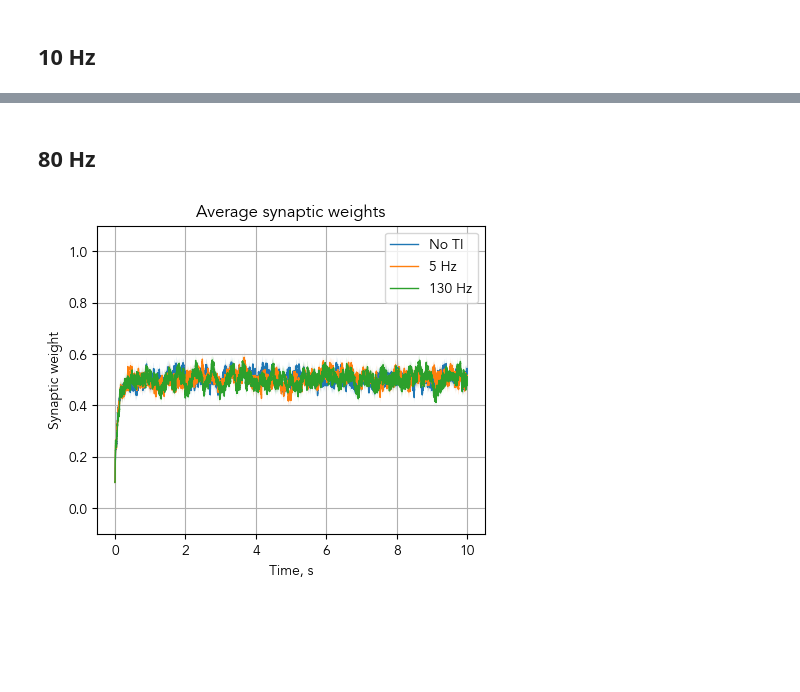
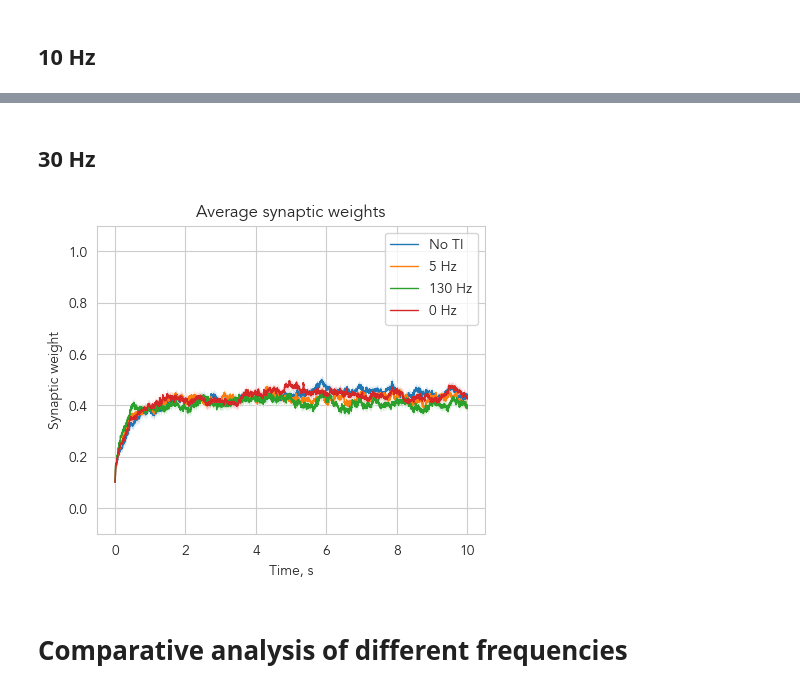
Before and after one commit to kerseviciute/temporal-interference, a Jupyter notebook: final-notebooks/random-poisson.ipynb, the cells around one changed output, grey strips where cells are left out. Saved outputs shown, nothing was run; the diff lists cells and outputs as text; code cells hidden in the pictures; blank space fills up the shorter version.

```diff
--- a/final-notebooks/random-poisson.ipynb
+++ b/final-notebooks/random-poisson.ipynb
@@ -209,18 +211,20 @@ plt.show()
 # %% [markdown]
 ## 10 Hz
 # %%
-idxs = np.arange(10, 20)
+idxs = np.arange(0, 20)
 
 conditions = {
     "No TI": "subthreshold_conductance/random_poisson/10/noTI_0.1",
     "5 Hz": "subthreshold_conductance/random_poisson/10/1000_5_0.9_0.1",
-    "130 Hz": "subthreshold_conductance/random_poisson/10/1000_130_0.9_0.1"
+    "130 Hz": "subthreshold_conductance/random_poisson/10/1000_130_0.9_0.1",
+    "0 Hz": "subthreshold_conductance/random_poisson/10/1000_0_0.32_0.1",
 }
 
 colors = {
     "No TI": "tab:blue",
     "5 Hz": "tab:orange",
-    "130 Hz": "tab:green"
+    "130 Hz": "tab:green",
+    "0 Hz": "tab:red"
 }
 # %%
 plt.figure(figsize = (5, 4))
@@ -233,7 +237,7 @@ for condition in conditions.keys():
     time = []
 
     for idx in idxs:
-        synapse_weights = pd.read_csv(f"output/temporal-interference/{idx}/{filename}/synapse_weights.csv")
+        synapse_weights = pd.read_csv(f"output/{project}/{idx}/{filename}/synapse_weights.csv")
         synapse_weights = expand_time(synapse_weights)
         time = synapse_weights.Time / 1000
 
@@ -272,5 +276,5 @@ plt.show()
 # %%
-fig, axs = plt.subplots(nrows = 1, ncols = 3, figsize = (12, 3))
+fig, axs = plt.subplots(nrows = 1, ncols = 4, figsize = (12, 3))
 
 for condition, ax in zip(conditions.keys(), axs):
     filename = conditions[condition]
@@ -279,7 +283,7 @@ for condition, ax in zip(conditions.keys(), axs):
     weights = []
 
     for idx in idxs:
-        synapse_weights = pd.read_csv(f"output/temporal-interference/{idx}/{filename}/synapse_weights.csv")
+        synapse_weights = pd.read_csv(f"output/{project}/{idx}/{filename}/synapse_weights.csv")
         synapse_weights = np.array([ synapse_weights.iloc[-1][f"Synapse{i}"] for i in range(0, 10) ])
         weights.append(synapse_weights)
 
@@ -289,7 +293,7 @@ for condition, ax in zip(conditions.keys(), axs):
     ax.hist(weights, bins = bin_edges, alpha = 0.5, color = color)
     ax.axvline(weights.mean(), linewidth = 0.5, color = "gray", linestyle = "--", label = f"Mean: {round(weights.mean(), 2)}")
     ax.set_title(condition)
-    ax.set_ylim(0, 150)
+    ax.set_ylim(0, 75)
     ax.legend()
     ax.set_ylabel("Count")
     ax.set_xlabel("Synaptic weight")
@@ -365,18 +306,20 @@ plt.show()
 # %% [markdown]
-## 80 Hz
+## 30 Hz
 # %%
-idxs = np.arange(10, 20)
+idxs = np.arange(0, 20)
 
 conditions = {
-    "No TI": "subthreshold_conductance/random_poisson/80/noTI_0.1",
-    "5 Hz": "subthreshold_conductance/random_poisson/80/1000_5_0.9_0.1",
-    "130 Hz": "subthreshold_conductance/random_poisson/80/1000_130_0.9_0.1"
+    "No TI": "subthreshold_conductance/random_poisson/30/noTI_0.1",
+    "5 Hz": "subthreshold_conductance/random_poisson/30/1000_5_0.9_0.1",
+    "130 Hz": "subthreshold_conductance/random_poisson/30/1000_130_0.9_0.1",
+    "0 Hz": "subthreshold_conductance/random_poisson/30/1000_0_0.32_0.1",
 }
 
 colors = {
     "No TI": "tab:blue",
     "5 Hz": "tab:orange",
-    "130 Hz": "tab:green"
+    "130 Hz": "tab:green",
+    "0 Hz": "tab:red"
 }
 # %%
 plt.figure(figsize = (5, 4))
@@ -389,7 +332,7 @@ for condition in conditions.keys():
     time = []
 
     for idx in idxs:
-        synapse_weights = pd.read_csv(f"output/temporal-interference/{idx}/{filename}/synapse_weights.csv")
+        synapse_weights = pd.read_csv(f"output/{project}/{idx}/{filename}/synapse_weights.csv")
         synapse_weights = expand_time(synapse_weights)
         time = synapse_weights.Time / 1000
 
@@ -397,31 +340,33 @@ for condition in conditions.keys():
         weights.append(synapse_weights)
 
     weights = np.concatenate(weights)
 
     mean = weights.mean(axis = 0)
     error = weights.std(axis = 0)  / np.sqrt(weights.shape[0])
 
     plt.plot(
         time,
         mean,
         linewidth = 1,
         label = condition
     )
     plt.fill_between(
         time, mean - error, mean + error,
         alpha = 0.25
     )
 
     plt.xlabel("Time, s")
     plt.ylabel("Synaptic weight")
     plt.ylim(-0.1, 1.1)
 
     plt.title("Average synaptic weights")
 
 plt.legend()
 plt.grid(True)
 
 fig.tight_layout()
 plt.show()
 # %% [output]
-[figure, old version]
+[figure, new version]
+# %% [markdown]
+# Comparative analysis of different frequencies
```
Also changed, not shown: parts of 20 cells of this notebook, 2 other files.
